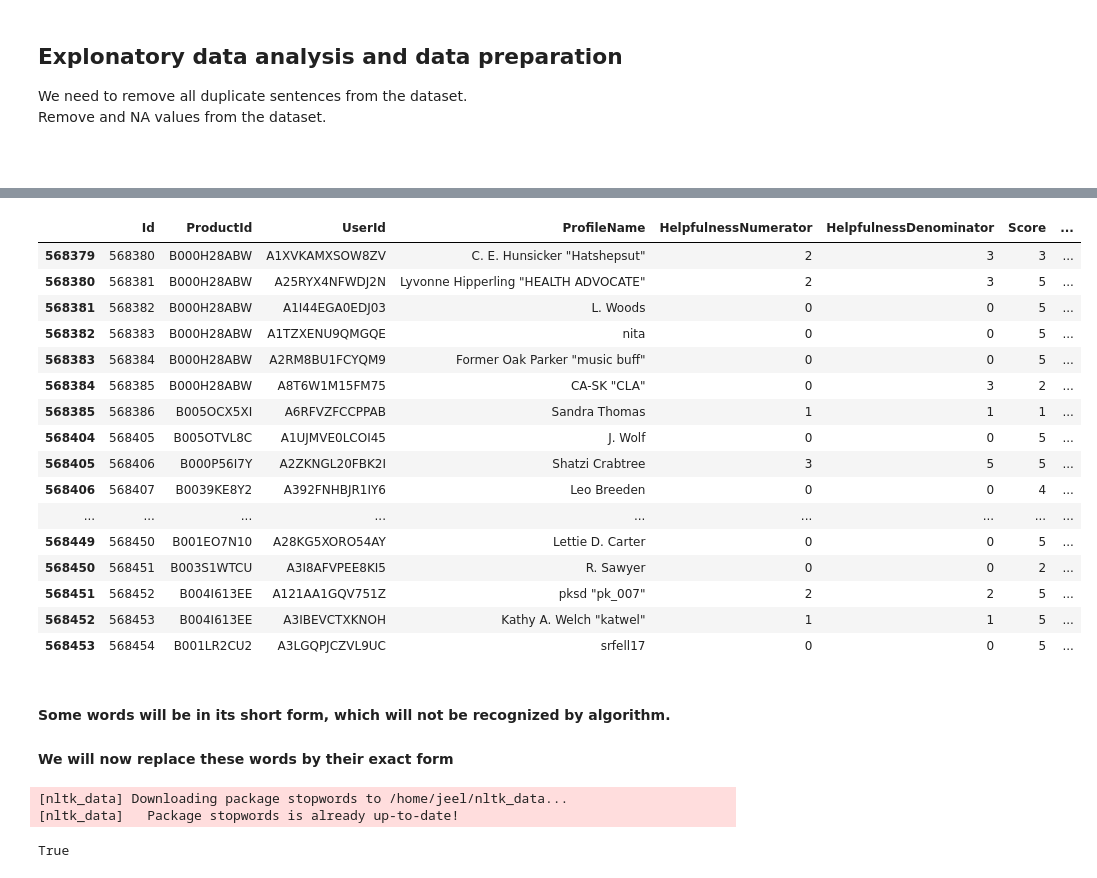
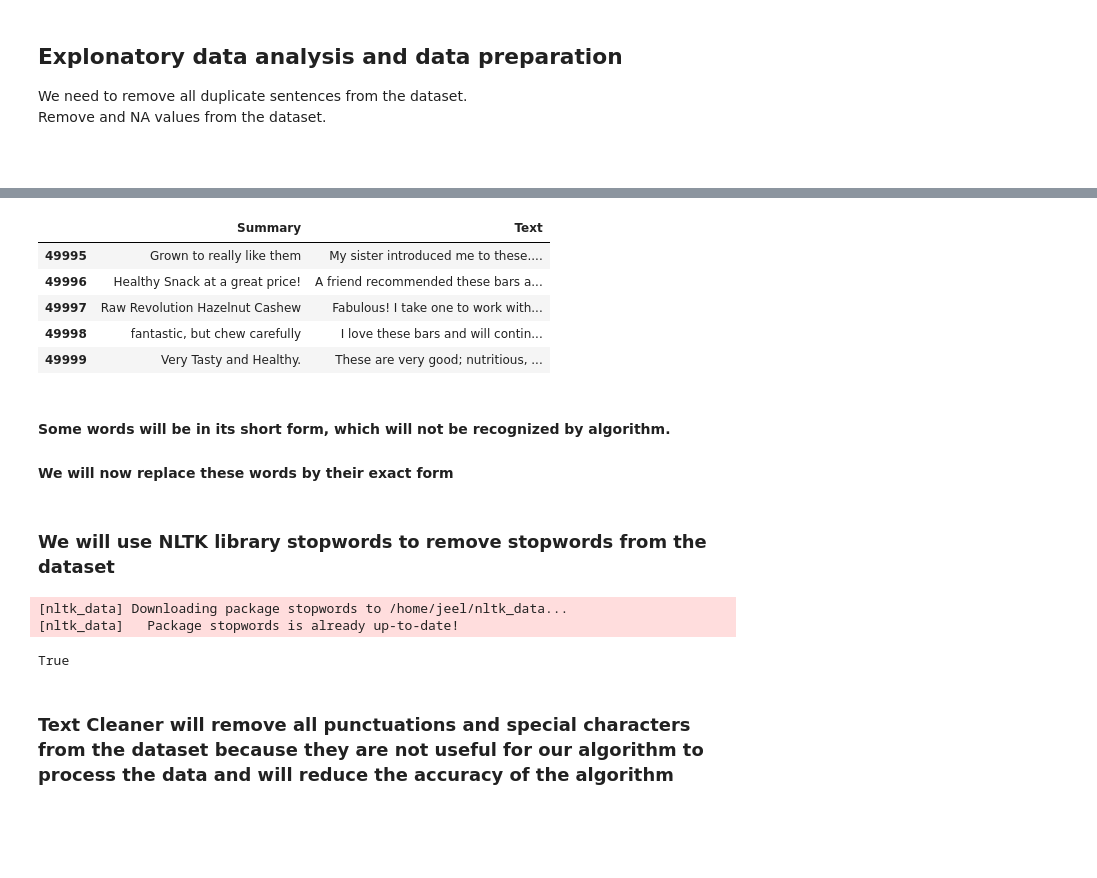
Before and after one commit to jeelmakani/nlp-text-summerization, a Jupyter notebook: text-summerize.ipynb, the cells around one changed output, grey strips where cells are left out. Saved outputs shown, nothing was run; the diff lists cells and outputs as text; code cells hidden in the pictures; blank space fills up the shorter version.

```diff
--- a/text-summerize.ipynb
+++ b/text-summerize.ipynb
@@ -15,6 +41,8 @@ ModuleNotFoundError: No module named 'tensorflow'
 # %%
 data = pd.read_csv(
     "../Dataset//amazon_reviews/Reviews.csv",
+    usecols=["Summary", "Text"],
+    nrows=50000,
 )
 data.head()
 data.info(
@@ -81,23 +93,12 @@ memory usage: 33.0+ MB
 # %%
-data.tail(50)
+data.tail()
 # %% [output]
-|  | Id | ProductId | UserId | ProfileName | HelpfulnessNumerator | HelpfulnessDenominator | Score | ... |
-| 568379 | 568380 | B000H28ABW | A1XVKAMXSOW8ZV | C. E. Hunsicker "Hatshepsut" | 2 | 3 | 3 | ... |
-| 568380 | 568381 | B000H28ABW | A25RYX4NFWDJ2N | Lyvonne Hipperling "HEALTH ADVOCATE" | 2 | 3 | 5 | ... |
-| 568381 | 568382 | B000H28ABW | A1I44EGA0EDJ03 | L. Woods | 0 | 0 | 5 | ... |
-| 568382 | 568383 | B000H28ABW | A1TZXENU9QMGQE | nita | 0 | 0 | 5 | ... |
-| 568383 | 568384 | B000H28ABW | A2RM8BU1FCYQM9 | Former Oak Parker "music buff" | 0 | 0 | 5 | ... |
-| 568384 | 568385 | B000H28ABW | A8T6W1M15FM75 | CA-SK "CLA" | 0 | 3 | 2 | ... |
-| 568385 | 568386 | B005OCX5XI | A6RFVZFCCPPAB | Sandra Thomas | 1 | 1 | 1 | ... |
-| 568404 | 568405 | B005OTVL8C | A1UJMVE0LCOI45 | J. Wolf | 0 | 0 | 5 | ... |
-| 568405 | 568406 | B000P56I7Y | A2ZKNGL20FBK2I | Shatzi Crabtree | 3 | 5 | 5 | ... |
-| 568406 | 568407 | B0039KE8Y2 | A392FNHBJR1IY6 | Leo Breeden | 0 | 0 | 4 | ... |
-| ... | ... | ... | ... | ... | ... | ... | ... | ... |
-| 568449 | 568450 | B001EO7N10 | A28KG5XORO54AY | Lettie D. Carter | 0 | 0 | 5 | ... |
-| 568450 | 568451 | B003S1WTCU | A3I8AFVPEE8KI5 | R. Sawyer | 0 | 0 | 2 | ... |
-| 568451 | 568452 | B004I613EE | A121AA1GQV751Z | pksd "pk_007" | 2 | 2 | 5 | ... |
-| 568452 | 568453 | B004I613EE | A3IBEVCTXKNOH | Kathy A. Welch "katwel" | 1 | 1 | 5 | ... |
-| 568453 | 568454 | B001LR2CU2 | A3LGQPJCZVL9UC | srfell17 | 0 | 0 | 5 | ... |
+|  | Summary | Text |
+| 49995 | Grown to really like them | My sister introduced me to these.... |
+| 49996 | Healthy Snack at a great price! | A friend recommended these bars a... |
+| 49997 | Raw Revolution Hazelnut Cashew | Fabulous! I take one to work with... |
+| 49998 | fantastic, but chew carefully | I love these bars and will contin... |
+| 49999 | Very Tasty and Healthy. | These are very good; nutritious, ... |
 # %% [markdown]
 #### Some words will be in its short form, which will not be recognized by algorithm.
 #### We will now replace these words by their exact form
@@ -227,12 +228,16 @@ contraction_mapping = {
 
 
 # copied from stackoverflow
+# %% [markdown]
+### We will use NLTK library stopwords to remove stopwords from the dataset
 # %%
 nltk.download("stopwords")
 # %% [output]
 [nltk_data] Downloading package stopwords to /home/jeel/nltk_data...
 [nltk_data]   Package stopwords is already up-to-date!
 True
+# %% [markdown]
+### Text Cleaner will remove all punctuations and special characters from the dataset because they are not useful for our algorithm to process the data and will reduce the accuracy of the algorithm
 # %%
 stop_words = set(stopwords.words("english"))
 
```
Also changed, not shown: parts of 54 cells of this notebook, 1 other file.
